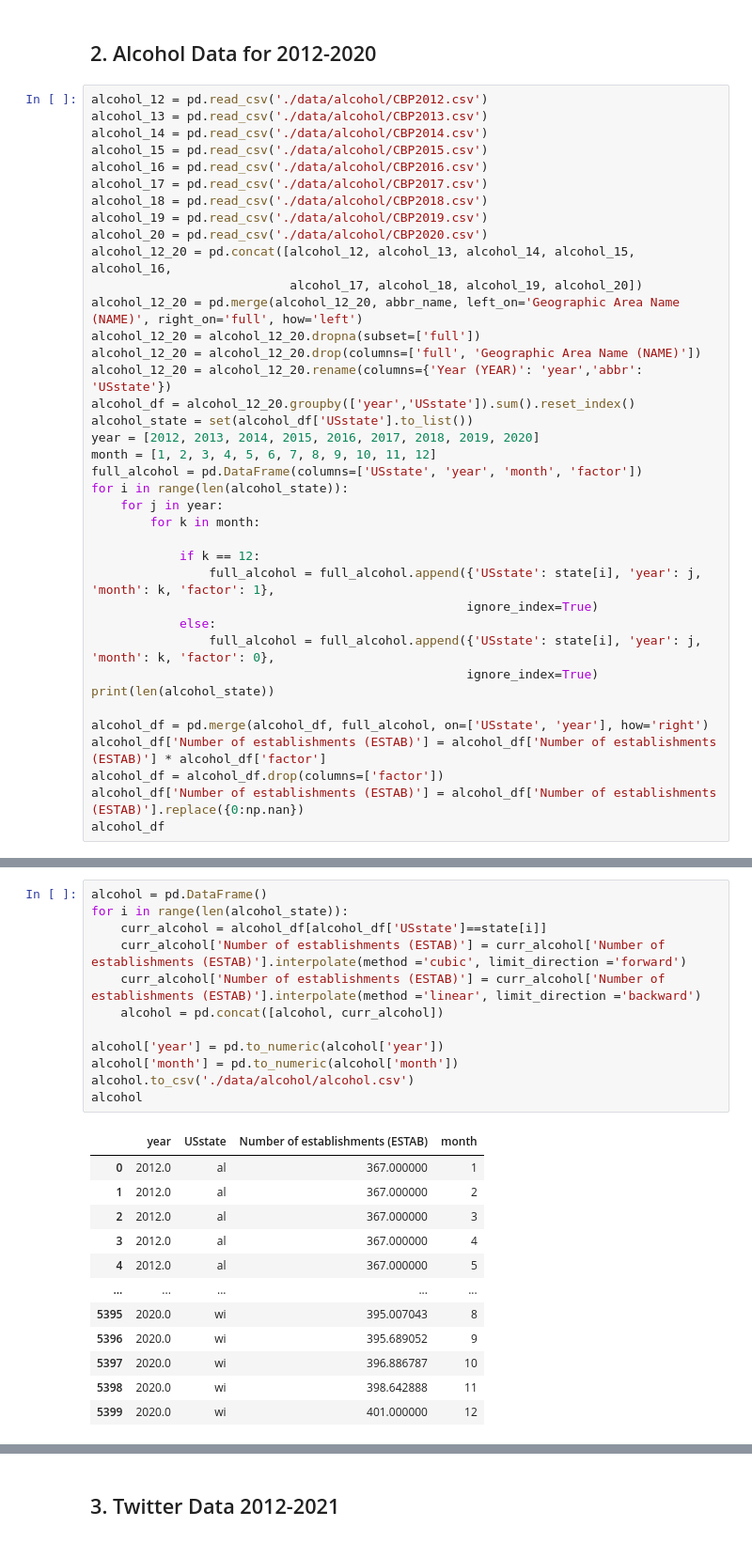
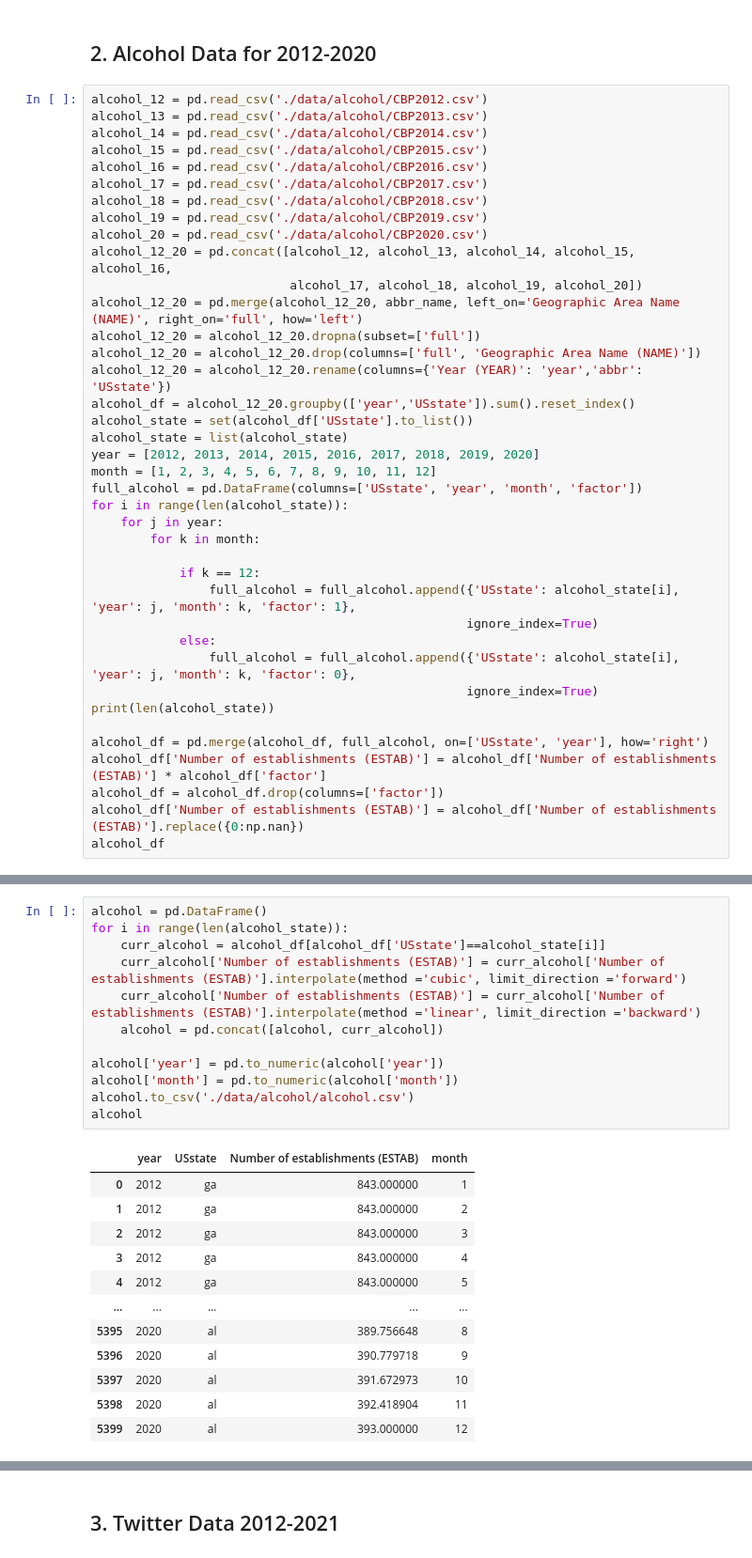
Before and after one commit to cenxi-si/DS-industry-project-group35, a Jupyter notebook: Data Prepossessing.ipynb, the cells around one changed output, grey strips where cells are left out. Shown at 94% size. Saved outputs shown, nothing was run; the diff lists cells and outputs as text.

```diff
--- a/Data Prepossessing.ipynb
+++ b/Data Prepossessing.ipynb
@@ -126,6 +126,7 @@ alcohol_12_20 = alcohol_12_20.drop(columns=['full', 'Geographic Area Name (NAME)
 alcohol_12_20 = alcohol_12_20.rename(columns={'Year (YEAR)': 'year','abbr': 'USstate'})
 alcohol_df = alcohol_12_20.groupby(['year','USstate']).sum().reset_index()
 alcohol_state = set(alcohol_df['USstate'].to_list())
+alcohol_state = list(alcohol_state)
 year = [2012, 2013, 2014, 2015, 2016, 2017, 2018, 2019, 2020]
 month = [1, 2, 3, 4, 5, 6, 7, 8, 9, 10, 11, 12]
 full_alcohol = pd.DataFrame(columns=['USstate', 'year', 'month', 'factor'])
@@ -134,10 +135,10 @@ for i in range(len(alcohol_state)):
         for k in month:
 
             if k == 12:
-                full_alcohol = full_alcohol.append({'USstate': state[i], 'year': j, 'month': k, 'factor': 1},
+                full_alcohol = full_alcohol.append({'USstate': alcohol_state[i], 'year': j, 'month': k, 'factor': 1},
                                                    ignore_index=True)
             else:
-                full_alcohol = full_alcohol.append({'USstate': state[i], 'year': j, 'month': k, 'factor': 0},
+                full_alcohol = full_alcohol.append({'USstate': alcohol_state[i], 'year': j, 'month': k, 'factor': 0},
                                                    ignore_index=True)
 print(len(alcohol_state))
 
@@ -164,28 +165,28 @@ alcohol_df
 # %%
 alcohol = pd.DataFrame()
 for i in range(len(alcohol_state)):
-    curr_alcohol = alcohol_df[alcohol_df['USstate']==state[i]]
+    curr_alcohol = alcohol_df[alcohol_df['USstate']==alcohol_state[i]]
     curr_alcohol['Number of establishments (ESTAB)'] = curr_alcohol['Number of establishments (ESTAB)'].interpolate(method ='cubic', limit_direction ='forward')
     curr_alcohol['Number of establishments (ESTAB)'] = curr_alcohol['Number of establishments (ESTAB)'].interpolate(method ='linear', limit_direction ='backward')
     alcohol = pd.concat([alcohol, curr_alcohol])
 
 alcohol['year'] = pd.to_numeric(alcohol['year'])
 alcohol['month'] = pd.to_numeric(alcohol['month'])
 alcohol.to_csv('./data/alcohol/alcohol.csv')
 alcohol
 # %% [output]
 |  | year | USstate | Number of establishments (ESTAB) | month |
-| 0 | 2012.0 | al | 367.000000 | 1 |
-| 1 | 2012.0 | al | 367.000000 | 2 |
-| 2 | 2012.0 | al | 367.000000 | 3 |
-| 3 | 2012.0 | al | 367.000000 | 4 |
-| 4 | 2012.0 | al | 367.000000 | 5 |
+| 0 | 2012 | ga | 843.000000 | 1 |
+| 1 | 2012 | ga | 843.000000 | 2 |
+| 2 | 2012 | ga | 843.000000 | 3 |
+| 3 | 2012 | ga | 843.000000 | 4 |
+| 4 | 2012 | ga | 843.000000 | 5 |
 | ... | ... | ... | ... | ... |
-| 5395 | 2020.0 | wi | 395.007043 | 8 |
-| 5396 | 2020.0 | wi | 395.689052 | 9 |
-| 5397 | 2020.0 | wi | 396.886787 | 10 |
-| 5398 | 2020.0 | wi | 398.642888 | 11 |
-| 5399 | 2020.0 | wi | 401.000000 | 12 |
+| 5395 | 2020 | al | 389.756648 | 8 |
+| 5396 | 2020 | al | 390.779718 | 9 |
+| 5397 | 2020 | al | 391.672973 | 10 |
+| 5398 | 2020 | al | 392.418904 | 11 |
+| 5399 | 2020 | al | 393.000000 | 12 |
 5400 rows × 4 columns
 # %% [markdown]
 ## 3. Twitter Data 2012-2021
```
Also changed, not shown: parts of 8 cells of this notebook, 13 other files.
